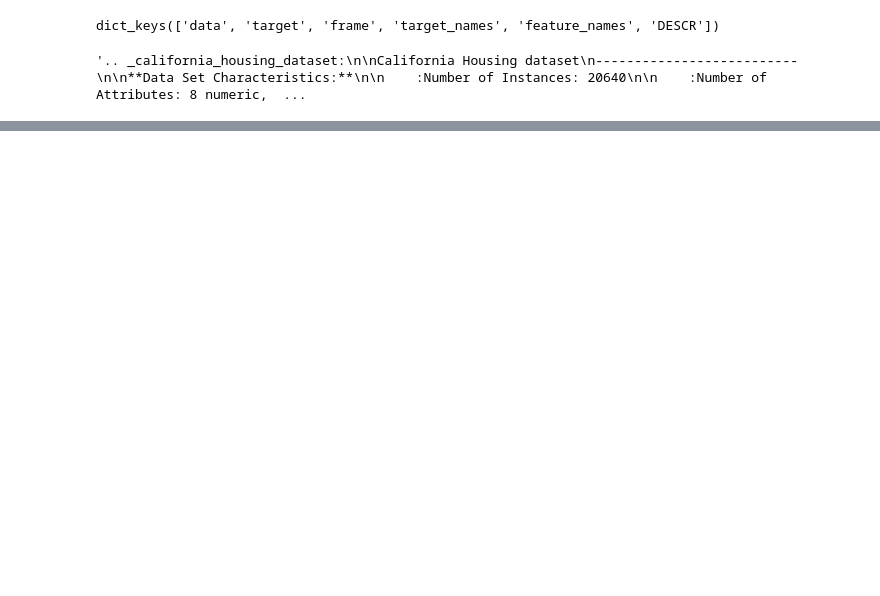
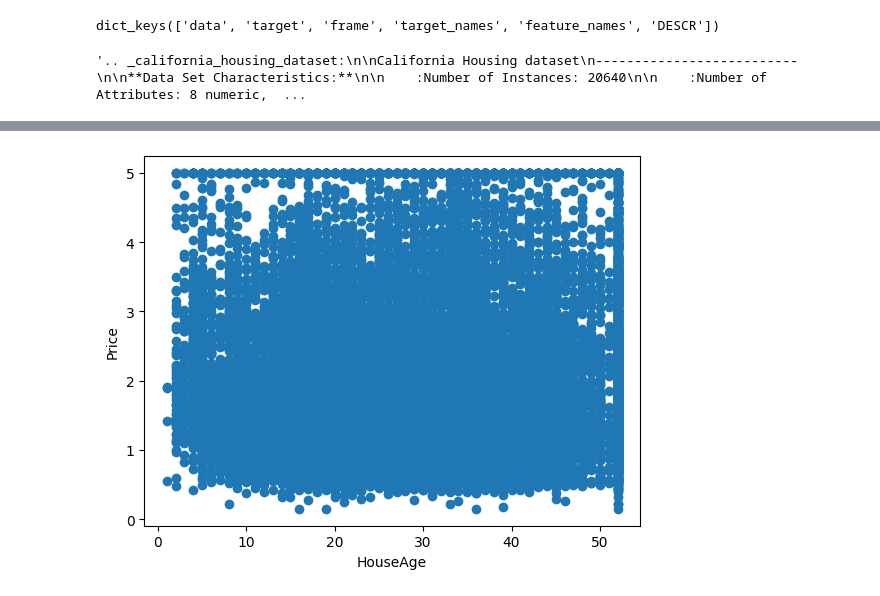
Before and after one commit to CR7HARSHIT/Housing-Price-Prediction-MLApplication, a Jupyter notebook: code.ipynb, the cells around one changed output, grey strips where cells are left out. Saved outputs shown, nothing was run; the diff lists cells and outputs as text; code cells hidden in the pictures; blank space fills up the shorter version.

```diff
--- a/code.ipynb
+++ b/code.ipynb
@@ -21,0 +178,6 @@ california.DESCR
+# %%
+plt.scatter(dataset['HouseAge'],dataset['Price']);
+plt.xlabel('HouseAge');
+plt.ylabel('Price');
+# %% [output]
+[figure, added]
```
Also changed, not shown: parts of 37 cells of this notebook, 1 other file.
